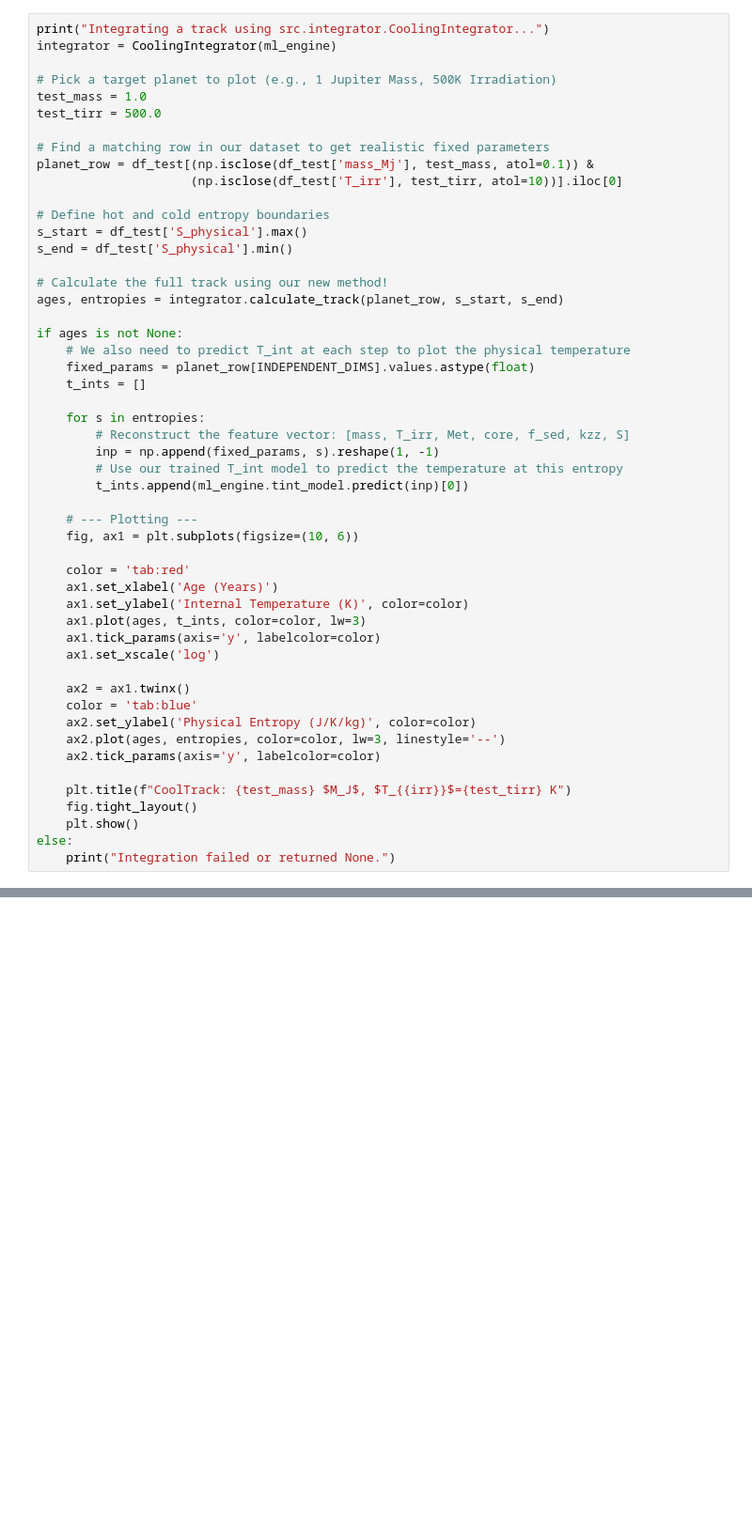
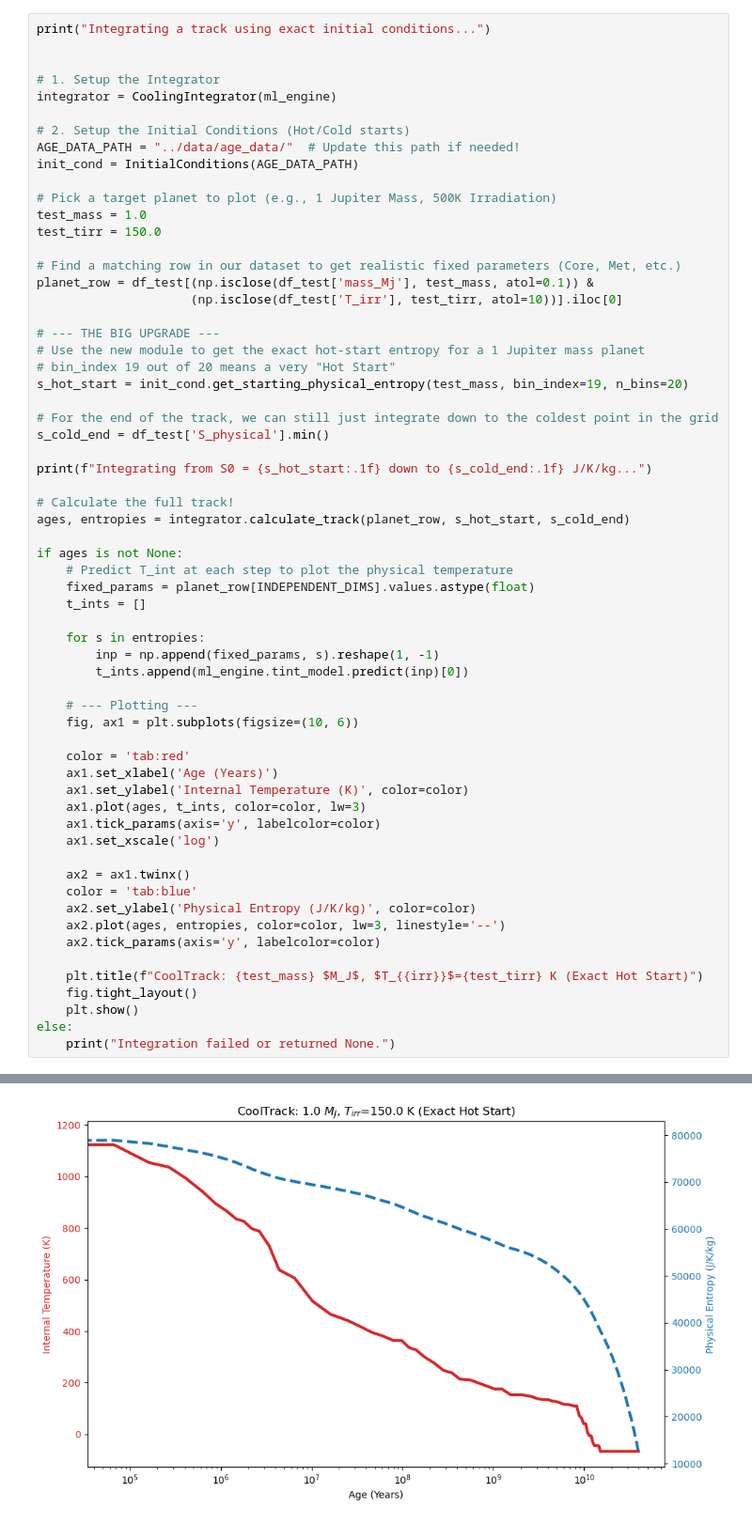
Before and after one commit to ChristianSWilkinson/cooltrack, a Jupyter notebook: notebooks/test_cooling_tracks.ipynb, the cells around one changed output, grey strips where cells are left out. Shown at 94% size. Cells and saved outputs as stored; diff of their text form; blank space fills up the shorter version.

Commit message:
testing and evaluating model

```diff
--- a/notebooks/test_cooling_tracks.ipynb
+++ b/notebooks/test_cooling_tracks.ipynb
@@ -45,31 +46,42 @@ print("Models trained and ready!")
 # %%
-print("Integrating a track using src.integrator.CoolingIntegrator...")
+print("Integrating a track using exact initial conditions...")
+
+
+# 1. Setup the Integrator
 integrator = CoolingIntegrator(ml_engine)
+
+# 2. Setup the Initial Conditions (Hot/Cold starts)
+AGE_DATA_PATH = "../data/age_data/"  # Update this path if needed!
+init_cond = InitialConditions(AGE_DATA_PATH)
 
 # Pick a target planet to plot (e.g., 1 Jupiter Mass, 500K Irradiation)
 test_mass = 1.0
-test_tirr = 500.0
+test_tirr = 150.0
 
-# Find a matching row in our dataset to get realistic fixed parameters
+# Find a matching row in our dataset to get realistic fixed parameters (Core, Met, etc.)
 planet_row = df_test[(np.isclose(df_test['mass_Mj'], test_mass, atol=0.1)) &
                      (np.isclose(df_test['T_irr'], test_tirr, atol=10))].iloc[0]
 
-# Define hot and cold entropy boundaries
-s_start = df_test['S_physical'].max()
-s_end = df_test['S_physical'].min()
+# --- THE BIG UPGRADE ---
+# Use the new module to get the exact hot-start entropy for a 1 Jupiter mass planet
+# bin_index 19 out of 20 means a very "Hot Start"
+s_hot_start = init_cond.get_starting_physical_entropy(test_mass, bin_index=19, n_bins=20)
 
-# Calculate the full track using our new method!
-ages, entropies = integrator.calculate_track(planet_row, s_start, s_end)
+# For the end of the track, we can still just integrate down to the coldest point in the grid
+s_cold_end = df_test['S_physical'].min()
+
+print(f"Integrating from S0 = {s_hot_start:.1f} down to {s_cold_end:.1f} J/K/kg...")
+
+# Calculate the full track!
+ages, entropies = integrator.calculate_track(planet_row, s_hot_start, s_cold_end)
 
 if ages is not None:
-    # We also need to predict T_int at each step to plot the physical temperature
+    # Predict T_int at each step to plot the physical temperature
     fixed_params = planet_row[INDEPENDENT_DIMS].values.astype(float)
     t_ints = []
 
     for s in entropies:
-        # Reconstruct the feature vector: [mass, T_irr, Met, core, f_sed, kzz, S]
         inp = np.append(fixed_params, s).reshape(1, -1)
-        # Use our trained T_int model to predict the temperature at this entropy
         t_ints.append(ml_engine.tint_model.predict(inp)[0])
 
     # --- Plotting ---
@@ -88,8 +100,9 @@ if ages is not None:
     ax2.plot(ages, entropies, color=color, lw=3, linestyle='--')
     ax2.tick_params(axis='y', labelcolor=color)
 
-    plt.title(f"CoolTrack: {test_mass} $M_J$, $T_{{irr}}$={test_tirr} K")
+    plt.title(f"CoolTrack: {test_mass} $M_J$, $T_{{irr}}$={test_tirr} K (Exact Hot Start)")
     fig.tight_layout()
     plt.show()
 else:
     print("Integration failed or returned None.")
+# %% [output]
@@ -95,0 +112 @@ else:
+[figure, added]
```
Also changed, not shown: parts of 9 cells of this notebook, 3 other files.
